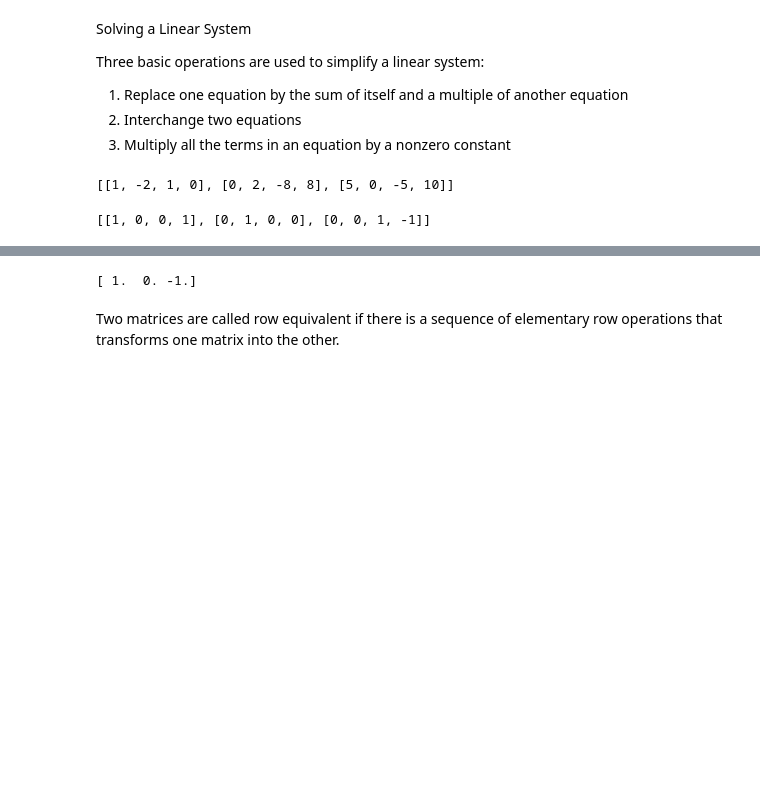
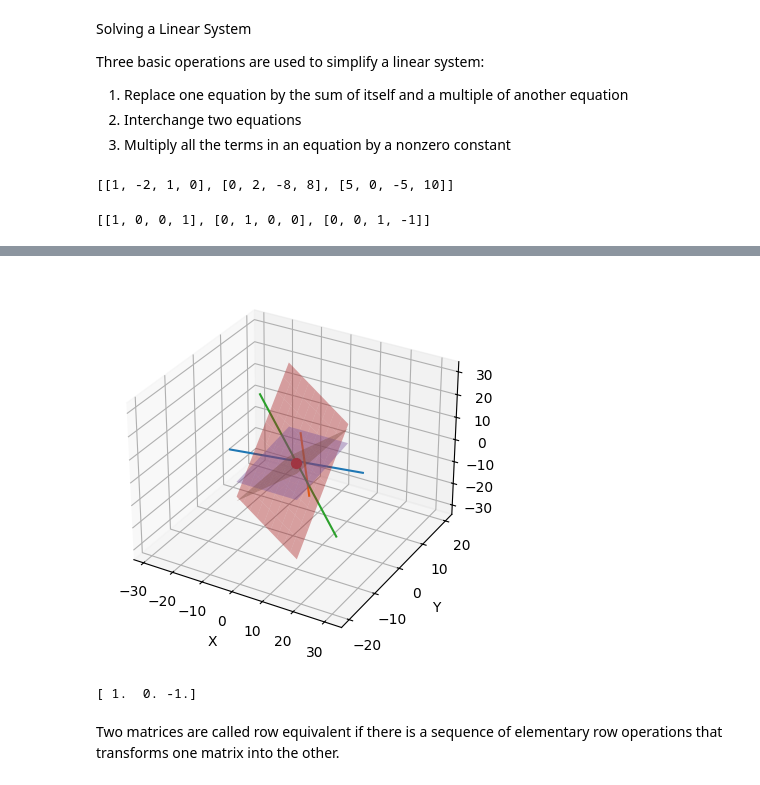
Before and after one commit to jmonaste/AI-Journey, a Jupyter notebook: 01-Fundamentals/01-Linear Algebra and its Applications/01-Linear-Equations-in-Linear-Algebra/01-linear-equations-in-linear-algebra.ipynb, the cells around one changed output, grey strips where cells are left out. Cells and saved outputs as stored; diff of their text form; code cells hidden in the pictures; blank space fills up the shorter version.

```diff
--- a/01-Fundamentals/01-Linear Algebra and its Applications/01-Linear-Equations-in-Linear-Algebra/01-linear-equations-in-linear-algebra.ipynb
+++ b/01-Fundamentals/01-Linear Algebra and its Applications/01-Linear-Equations-in-Linear-Algebra/01-linear-equations-in-linear-algebra.ipynb
@@ -108,3 +65,74 @@ plt.show()
+# %%
+import numpy as np
+import matplotlib.pyplot as plt
+from mpl_toolkits.mplot3d import Axes3D
+
+# Definir la matriz aumentada del sistema lineal
+A = np.array([[1, -2, 1, 0],
+              [0, 2, -8, 8],
+              [5, 0, -5, 10]])
+
+# Extraer los coeficientes y los términos independientes
+coeficientes = A[:, :-1]
+independientes = A[:, -1]
+
+# Calcular la solución del sistema
+solucion = np.linalg.solve(coeficientes, independientes)
+
+# Definir los puntos en los planos
+x, y = np.meshgrid(np.linspace(-10, 10, 10), np.linspace(-10, 10, 10))
+
+# Ecuaciones de los planos
+z1 = (independientes[0] - coeficientes[0,0]*x - coeficientes[0,1]*y) / coeficientes[0,2]
+z2 = (independientes[1] - coeficientes[1,0]*x - coeficientes[1,1]*y) / coeficientes[1,2]
+z3 = (independientes[2] - coeficientes[2,0]*x - coeficientes[2,1]*y) / coeficientes[2,2]
+
+
+# Crear la figura 3D
+fig = plt.figure()
+ax = fig.add_subplot(111, projection='3d')
+
+
+# Coeficientes de las rectas
+rectas = np.array([
+    [2, 1, 0.25, 0],
+    [-1, 4, 1, 0],
+    [3, 1, -2, 0]
+])
+
+# Generar puntos para cada recta
+t_values = np.linspace(-10, 10, 100)  # Rango de valores de t
+x_values = np.zeros((len(rectas), len(t_values)))
+y_values = np.zeros((len(rectas), len(t_values)))
+z_values = np.zeros((len(rectas), len(t_values)))
+
+for i in range(len(rectas)):
+    x_values[i] = rectas[i, 0] * t_values + rectas[i, 1]
+    y_values[i] = rectas[i, 2] * t_values + rectas[i, 3]
+
+for i in range(len(rectas)):
+    ax.plot(x_values[i], y_values[i], z_values[i], )
+
+# Graficar los planos
+ax.plot_surface(x, y, z1, alpha=0.4)
+ax.plot_surface(x, y, z2, alpha=0.4)
+ax.plot_surface(x, y, z3, alpha=0.4)
+
+# Calcular la intersección de los planos
+interseccion = np.array([solucion[0], solucion[1], solucion[2]])
+
+# Graficar el punto de intersección
+ax.scatter(*interseccion, color='r', s=50)
+
+# Configuración de la gráfica
+ax.set_xlabel('X')
+ax.set_ylabel('Y')
+ax.set_zlabel('Z')
+
+# Mostrar la gráfica
+plt.show()
+# %% [output]
+[figure, added]
 # %%
 print(solucion)
 # %% [output]
```
Also changed, not shown: parts of 11 cells of this notebook.
